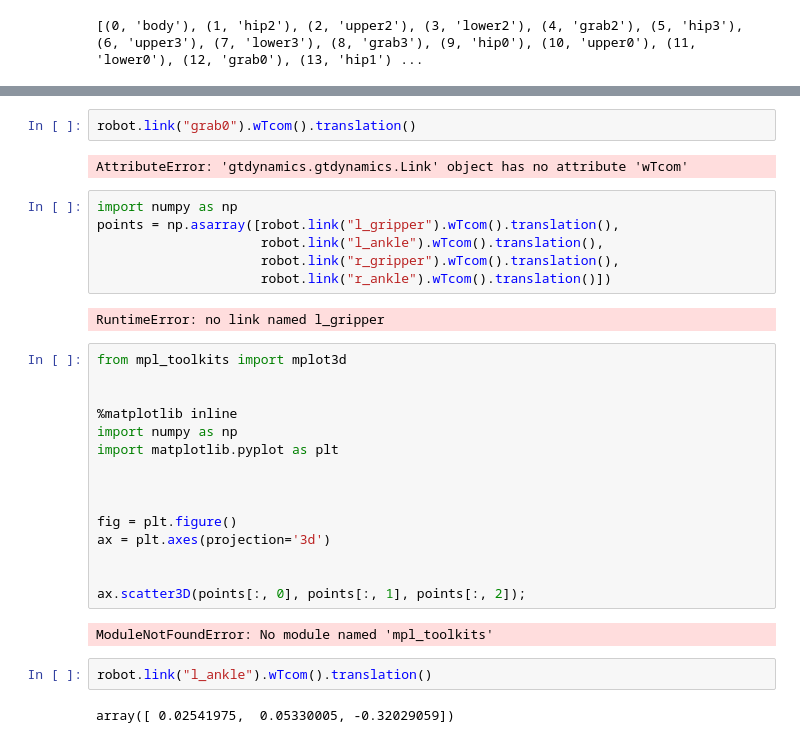
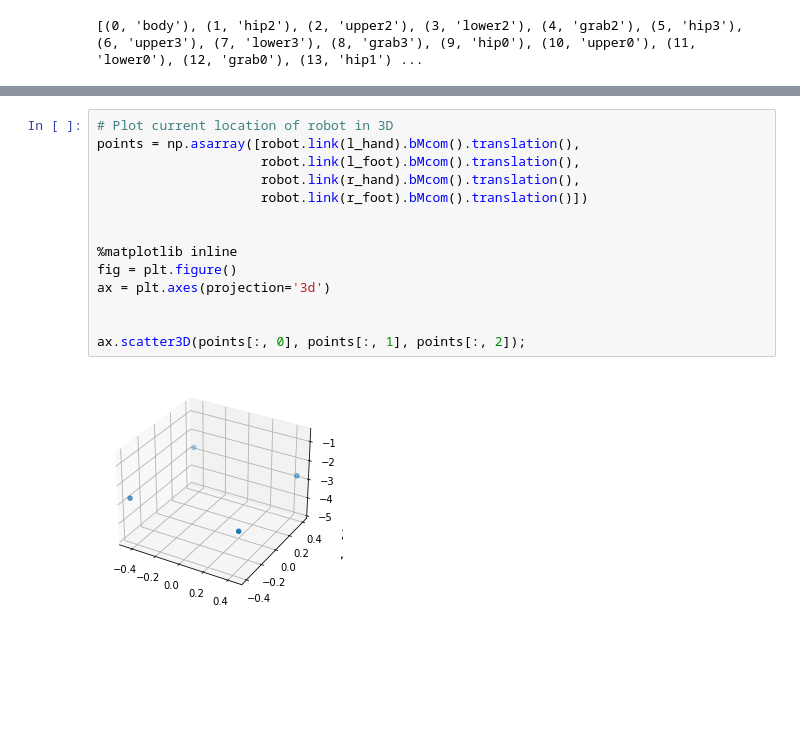
Before and after one commit to borglab/GTDynamics, a Jupyter notebook: python/notebooks/climbing_robot.ipynb, the cells around one changed output, grey strips where cells are left out. Saved outputs shown, nothing was run; the diff lists cells and outputs as text; blank space fills up the shorter version.

```diff
--- a/python/notebooks/climbing_robot.ipynb
+++ b/python/notebooks/climbing_robot.ipynb
@@ -99,34 +107,17 @@ NameError: name 'contact_goals' is not defined
-# %%
-robot.link("grab0").wTcom().translation()
-# %% [output]
-AttributeError: 'gtdynamics.gtdynamics.Link' object has no attribute 'wTcom'
-# %%
-import numpy as np
-points = np.asarray([robot.link("l_gripper").wTcom().translation(),
-                     robot.link("l_ankle").wTcom().translation(),
-                     robot.link("r_gripper").wTcom().translation(),
-                     robot.link("r_ankle").wTcom().translation()])
-# %% [output]
-RuntimeError: no link named l_gripper
 # %%
-from mpl_toolkits import mplot3d
+# Plot current location of robot in 3D
+points = np.asarray([robot.link(l_hand).bMcom().translation(),
+                     robot.link(l_foot).bMcom().translation(),
+                     robot.link(r_hand).bMcom().translation(),
+                     robot.link(r_foot).bMcom().translation()])
 
 
 %matplotlib inline
-import numpy as np
-import matplotlib.pyplot as plt
-
-
-
 fig = plt.figure()
 ax = plt.axes(projection='3d')
 
 
 ax.scatter3D(points[:, 0], points[:, 1], points[:, 2]);
 # %% [output]
-ModuleNotFoundError: No module named 'mpl_toolkits'
+[figure, added]
-# %%
-robot.link("l_ankle").wTcom().translation()
-# %% [output]
-array([ 0.02541975,  0.05330005, -0.32029059])
 # %%
```
Also changed, not shown: parts of 14 cells of this notebook, 4 other files.
